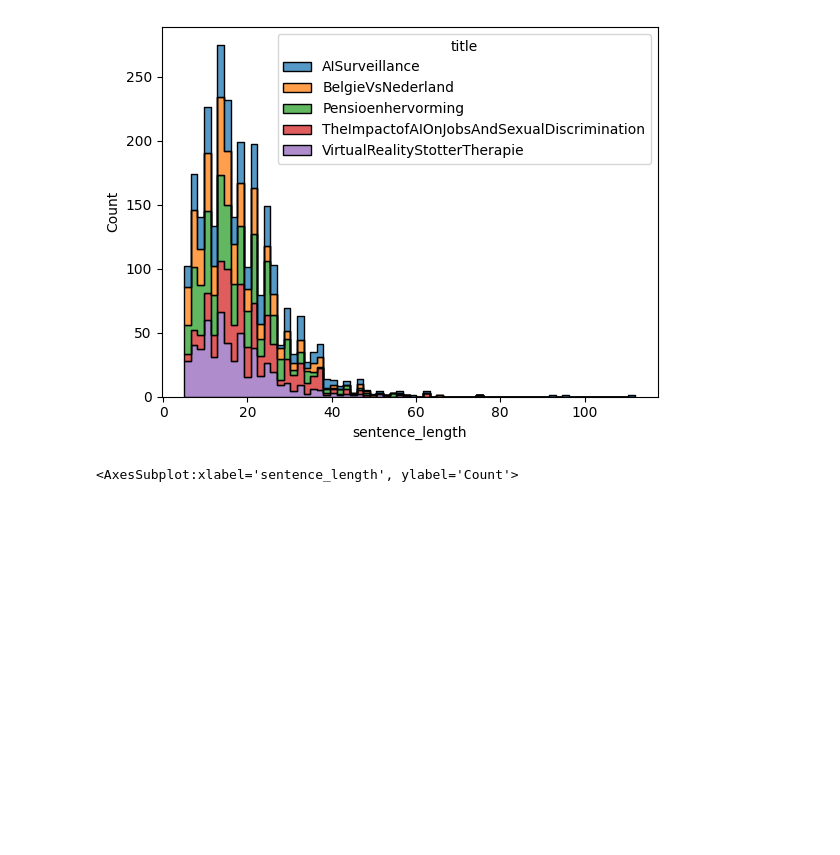
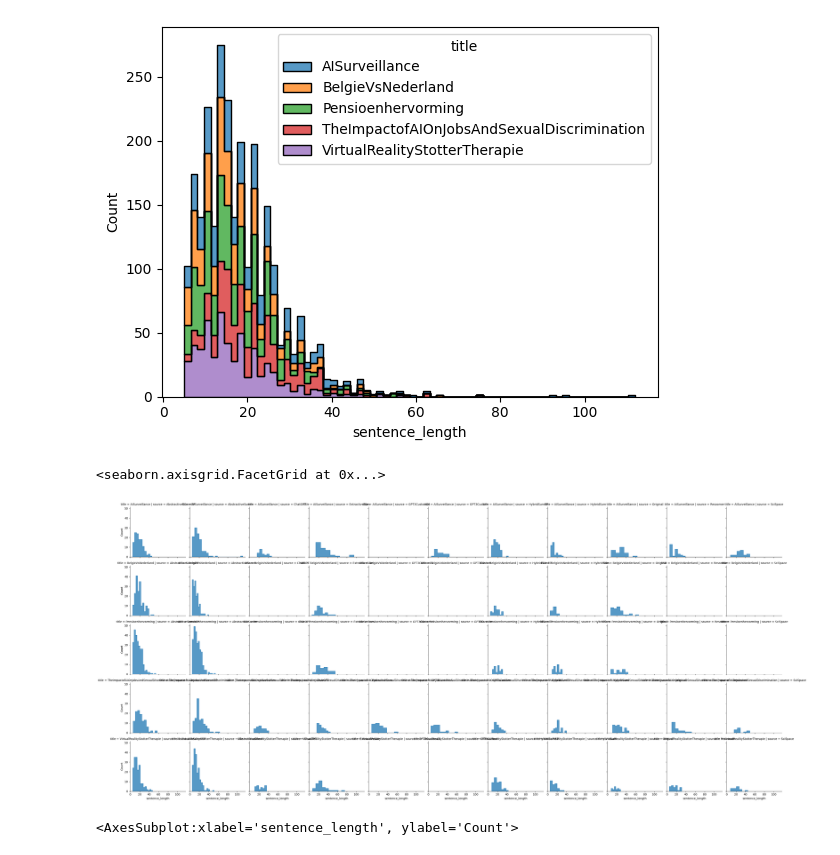
Before and after one commit to dylancluyse/bachelorproef-nlp-tekstvereenvoudiging, a Jupyter notebook: scripts/experimenten/text-analysis.ipynb, the cells around one changed output. Saved outputs shown, nothing was run; the diff lists cells and outputs as text; code cells hidden in the pictures; blank space fills up the shorter version.

```diff
--- a/scripts/experimenten/text-analysis.ipynb
+++ b/scripts/experimenten/text-analysis.ipynb
@@ -97,6 +117,12 @@ sn.histplot(data=df, x='sentence_length', hue='title', multiple="stack", element
 # %% [output]
 <AxesSubplot:xlabel='sentence_length', ylabel='Count'>
 [figure]
+# %%
+g = sn.FacetGrid(df, col='source', row='title')
+g.map(sn.histplot, 'sentence_length', element="step")
+# %% [output]
+<seaborn.axisgrid.FacetGrid at 0x...>
+[figure, added]
 # %%
 sn.histplot(data=df, x='sentence_length', hue='source', multiple="stack", element="step")
 # %% [output]
```
Also changed, not shown: parts of 9 cells of this notebook, 14 other files.
